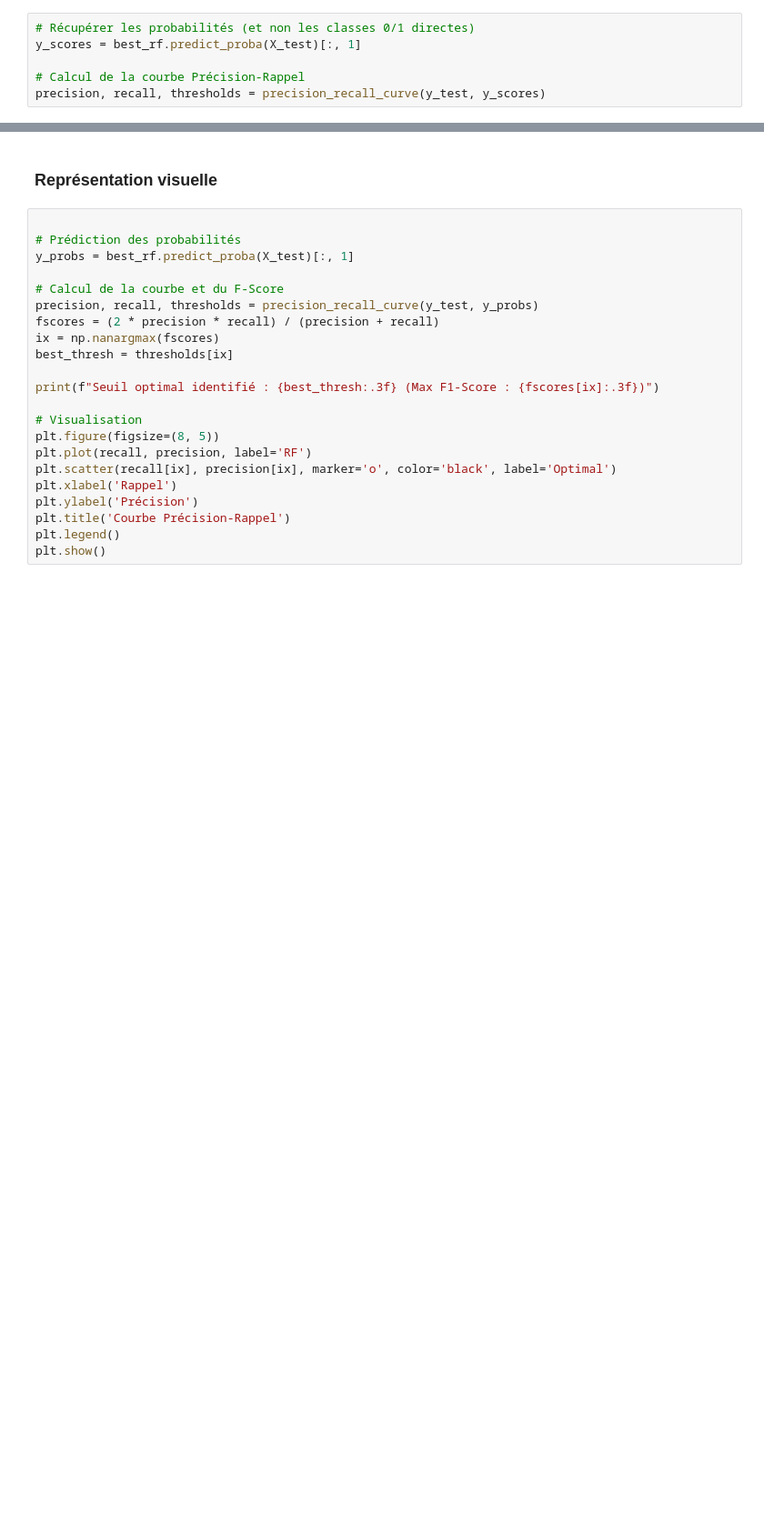
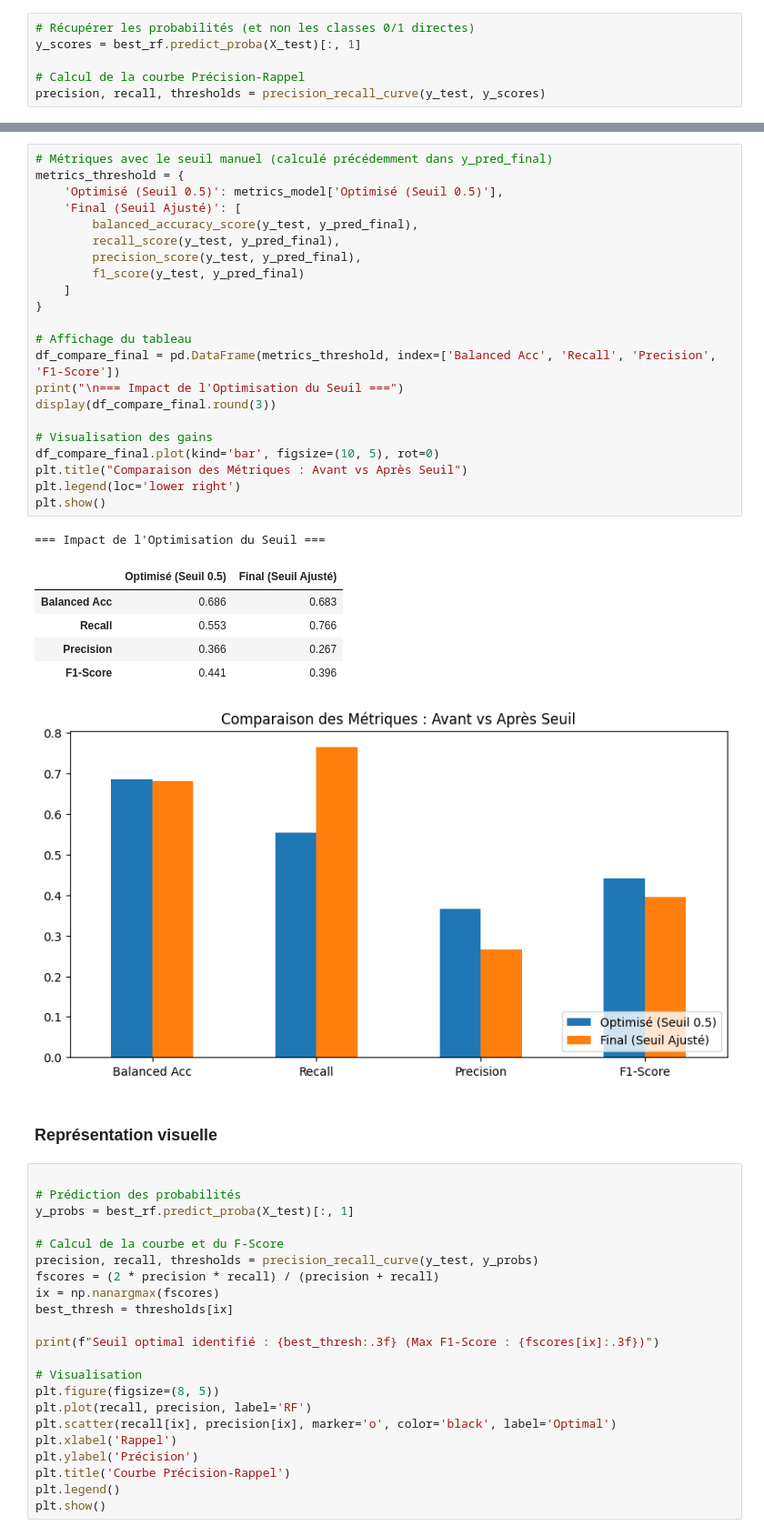
Before and after one commit to EthanChmt/Classifiez_automatiquement_des_informations, a Jupyter notebook: Notebooks/Notebook_4_optimisation.ipynb, the cells around one changed output, grey strips where cells are left out. Shown at 91% size. Saved outputs shown, nothing was run; the diff lists cells and outputs as text; blank space fills up the shorter version.

```diff
--- a/Notebooks/Notebook_4_optimisation.ipynb
+++ b/Notebooks/Notebook_4_optimisation.ipynb
@@ -179,3 +252,33 @@ weighted avg       0.82      0.74      0.77       294
+# %%
+# Métriques avec le seuil manuel (calculé précédemment dans y_pred_final)
+metrics_threshold = {
+    'Optimisé (Seuil 0.5)': metrics_model['Optimisé (Seuil 0.5)'],
+    'Final (Seuil Ajusté)': [
+        balanced_accuracy_score(y_test, y_pred_final),
+        recall_score(y_test, y_pred_final),
+        precision_score(y_test, y_pred_final),
+        f1_score(y_test, y_pred_final)
+    ]
+}
+
+# Affichage du tableau
+df_compare_final = pd.DataFrame(metrics_threshold, index=['Balanced Acc', 'Recall', 'Precision', 'F1-Score'])
+print("\n=== Impact de l'Optimisation du Seuil ===")
+display(df_compare_final.round(3))
+
+# Visualisation des gains
+df_compare_final.plot(kind='bar', figsize=(10, 5), rot=0)
+plt.title("Comparaison des Métriques : Avant vs Après Seuil")
+plt.legend(loc='lower right')
+plt.show()
+# %% [output]
+=== Impact de l'Optimisation du Seuil ===
+|  | Optimisé (Seuil 0.5) | Final (Seuil Ajusté) |
+| Balanced Acc | 0.686 | 0.683 |
+| Recall | 0.553 | 0.766 |
+| Precision | 0.366 | 0.267 |
+| F1-Score | 0.441 | 0.396 |
+[figure, added]
 # %% [markdown]
 ### Représentation visuelle
 # %%
```
Also changed, not shown: parts of 28 cells of this notebook, 4 other files.
